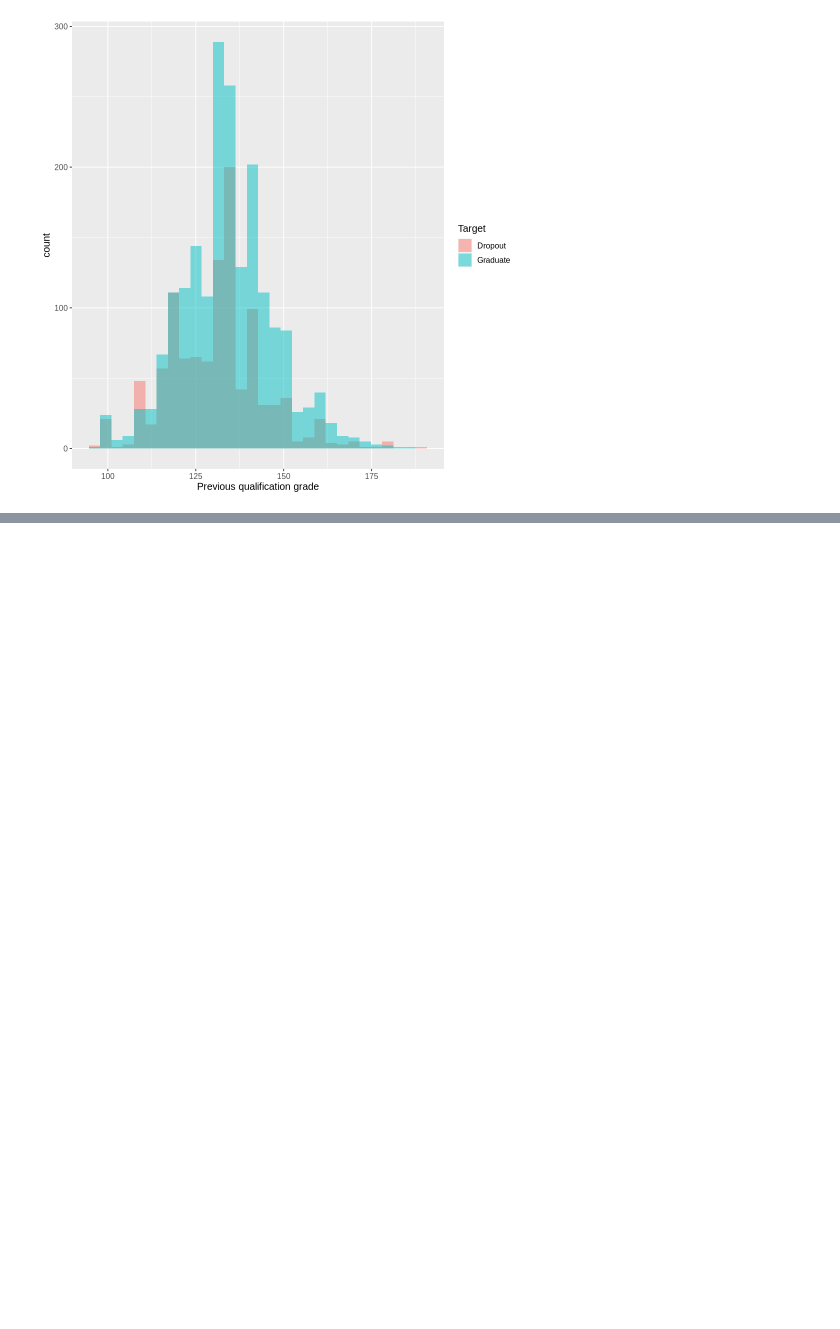
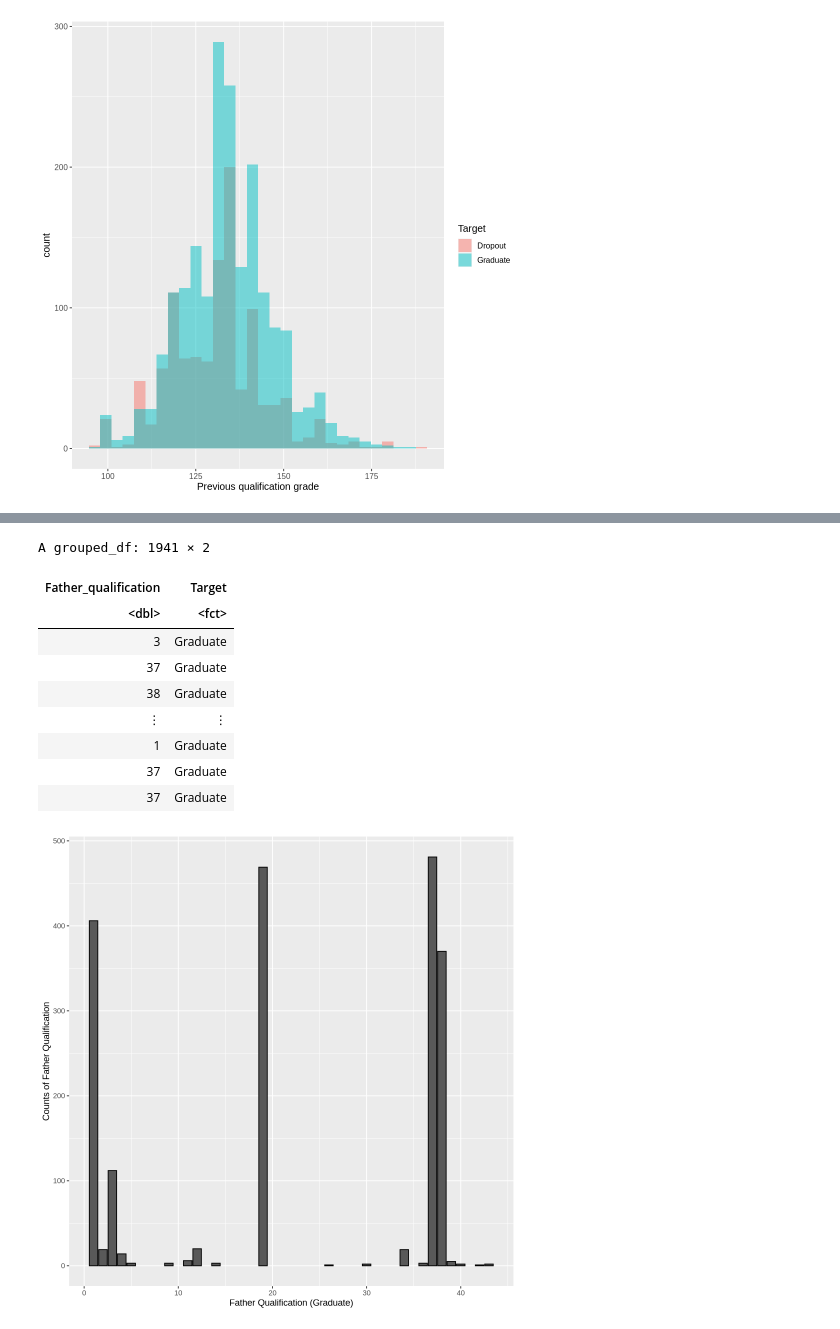
Before and after one commit to jternier/dsci_100_project, a Jupyter notebook: tidy_data/tidy_data.ipynb, the cells around one changed output, grey strips where cells are left out. Drawn from its saved outputs; the diff is of its cells as text; code cells hidden in the pictures; blank space fills up the shorter version.

```diff
--- a/tidy_data/tidy_data.ipynb
+++ b/tidy_data/tidy_data.ipynb
@@ -100,0 +151,25 @@ grade_plot
+# %%
+father_Graduate_data <- tidy_data |>
+select(Father_qualification, Target)|>
+group_by(Target) |>
+filter(Target == "Graduate")
+father_Graduate_data
+
+father_Graduate_Graph <- father_Graduate_data |>
+ggplot(aes(x = Father_qualification))+
+geom_bar(color = 'Black')+
+xlab("Father Qualification (Graduate)")+
+ylab("Counts of Father Qualification")
+father_Graduate_Graph
+# %% [output]
+A grouped_df: 1941 × 2
+| Father_qualification | Target |
+| <dbl> | <fct> |
+| 3 | Graduate |
+| 37 | Graduate |
+| 38 | Graduate |
+| ⋮ | ⋮ |
+| 1 | Graduate |
+| 37 | Graduate |
+| 37 | Graduate |
+[figure, added]
```
Also changed, not shown: parts of 8 cells of this notebook.
